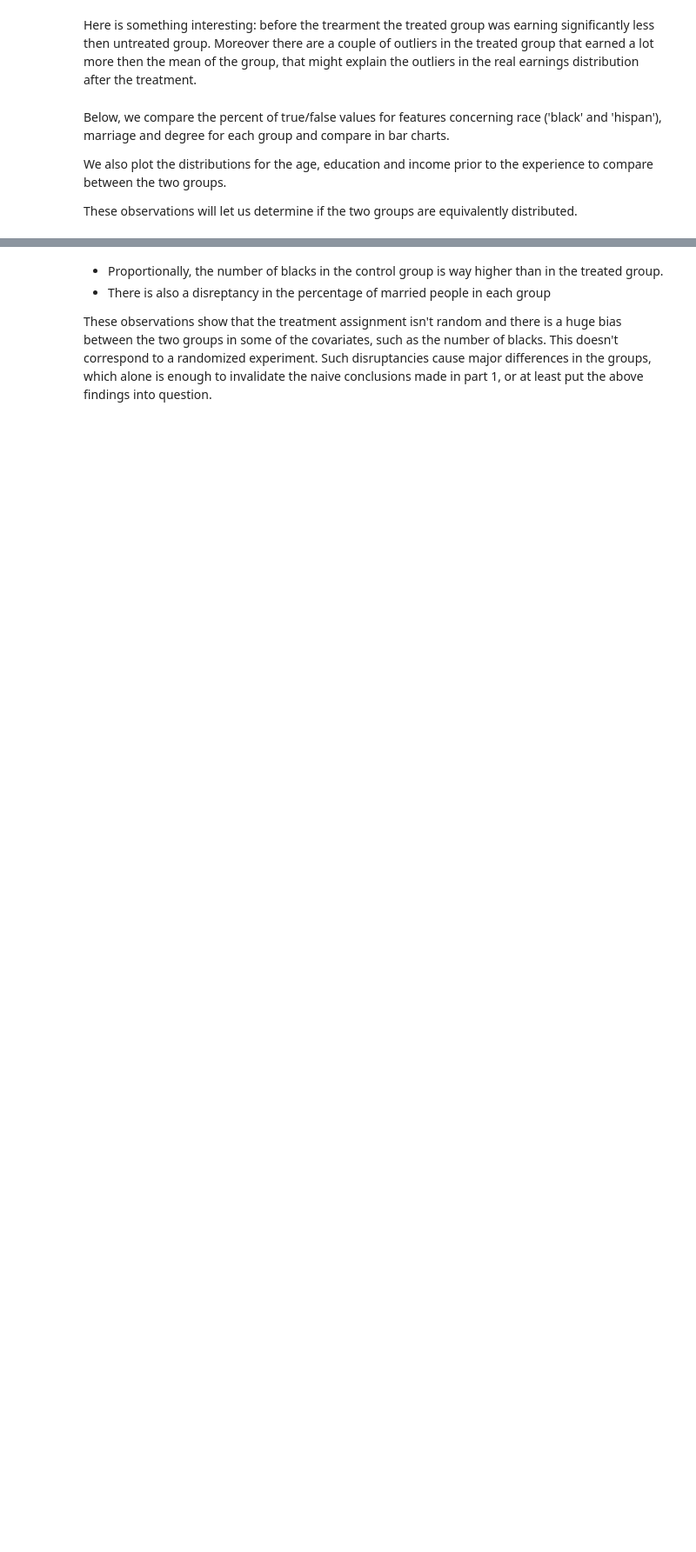
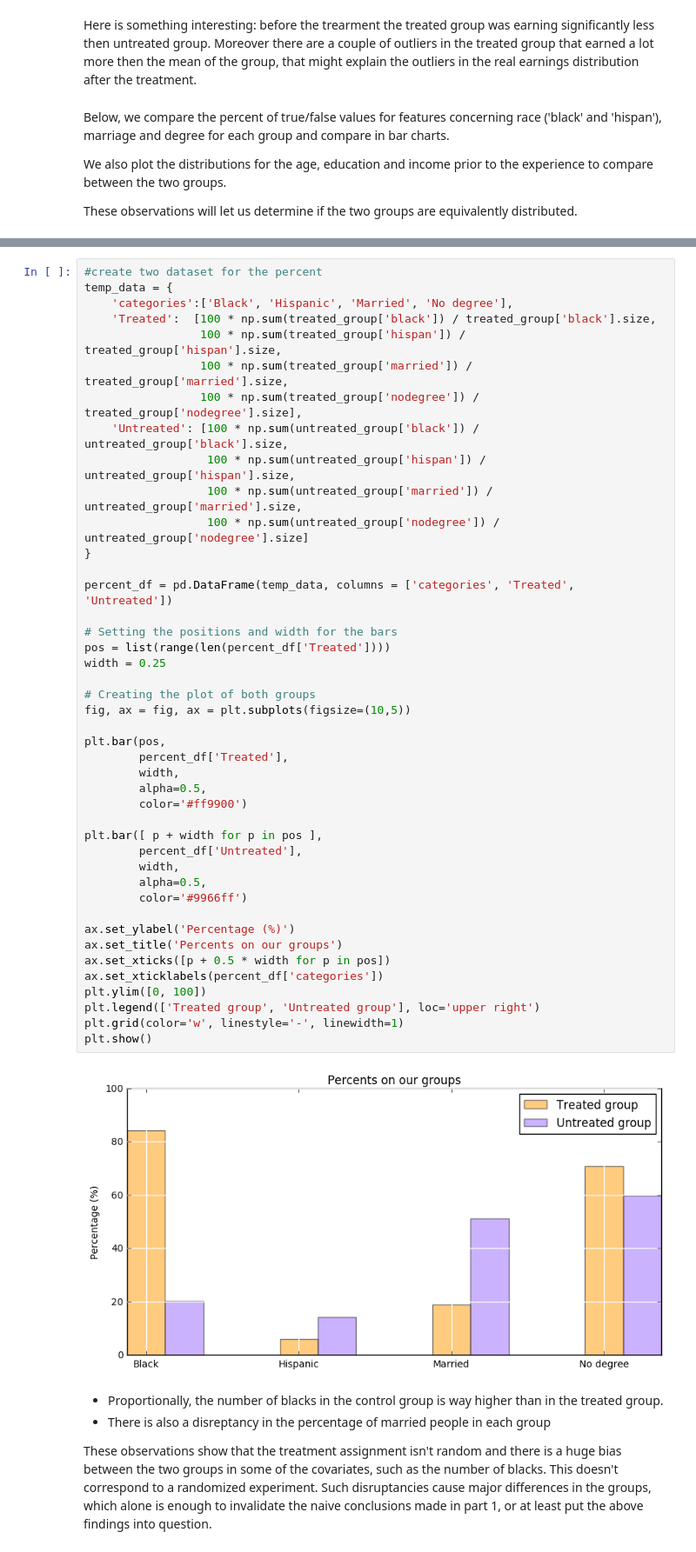
Before and after one commit to csbenz/ada, a Jupyter notebook: 04 - Applied ML/hw4.ipynb, the cells around one changed output, grey strips where cells are left out. Shown at 87% size. Saved outputs shown, nothing was run; the diff lists cells and outputs as text; blank space fills up the shorter version.

```diff
--- a/04 - Applied ML/hw4.ipynb
+++ b/04 - Applied ML/hw4.ipynb
@@ -232,4 +240,49 @@ nodegree percent for untreated group: 59.67%
 [None, None, None, None]
+# %%
+#create two dataset for the percent
+temp_data = {
+    'categories':['Black', 'Hispanic', 'Married', 'No degree'],
+    'Treated':  [100 * np.sum(treated_group['black']) / treated_group['black'].size,
+                 100 * np.sum(treated_group['hispan']) / treated_group['hispan'].size,
+                 100 * np.sum(treated_group['married']) / treated_group['married'].size,
+                 100 * np.sum(treated_group['nodegree']) / treated_group['nodegree'].size],
+    'Untreated': [100 * np.sum(untreated_group['black']) / untreated_group['black'].size,
+                  100 * np.sum(untreated_group['hispan']) / untreated_group['hispan'].size,
+                  100 * np.sum(untreated_group['married']) / untreated_group['married'].size,
+                  100 * np.sum(untreated_group['nodegree']) / untreated_group['nodegree'].size]
+}
+
+percent_df = pd.DataFrame(temp_data, columns = ['categories', 'Treated', 'Untreated'])
+
+# Setting the positions and width for the bars
+pos = list(range(len(percent_df['Treated'])))
+width = 0.25
+
+# Creating the plot of both groups
+fig, ax = fig, ax = plt.subplots(figsize=(10,5))
+
+plt.bar(pos,
+        percent_df['Treated'],
+        width,
+        alpha=0.5,
+        color='#ff9900')
+
+plt.bar([ p + width for p in pos ],
+        percent_df['Untreated'],
+        width,
+        alpha=0.5,
+        color='#9966ff')
+
+ax.set_ylabel('Percentage (%)')
+ax.set_title('Percents on our groups')
+ax.set_xticks([p + 0.5 * width for p in pos])
+ax.set_xticklabels(percent_df['categories'])
+plt.ylim([0, 100])
+plt.legend(['Treated group', 'Untreated group'], loc='upper right')
+plt.grid(color='w', linestyle='-', linewidth=1)
+plt.show()
+# %% [output]
+[figure, added]
 # %% [markdown]
 - Proportionally, the number of blacks in the control group is way higher than in the treated group.
 - There is also a disreptancy in the percentage of married people in each group
```
Also changed, not shown: parts of 30 cells of this notebook.
